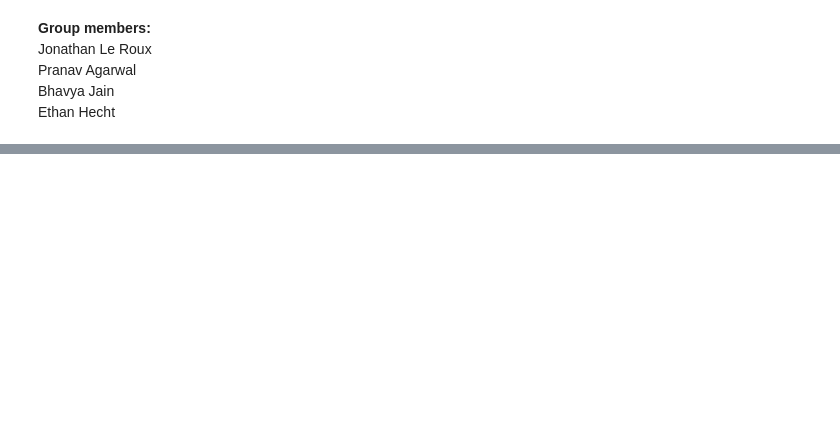
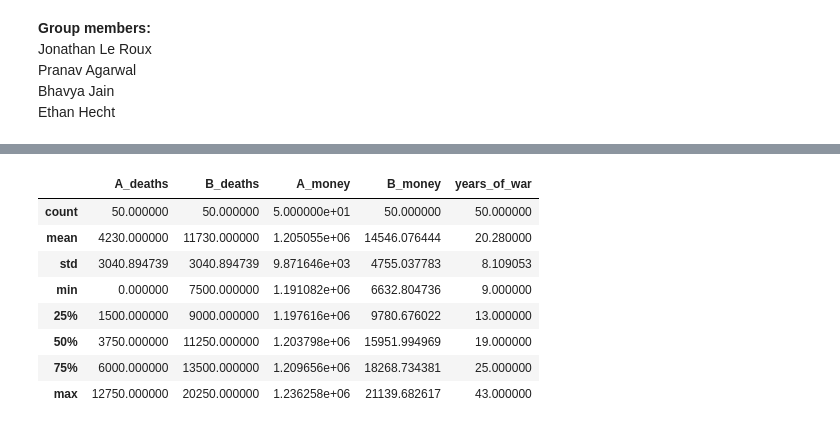
Before and after one commit to BlurSure/cmse202-project-group3, a Jupyter notebook: War modelling.ipynb, the cells around one changed output, grey strips where cells are left out. Cells and saved outputs as stored; diff of their text form; code cells hidden in the pictures; blank space fills up the shorter version.

```diff
--- a/War modelling.ipynb
+++ b/War modelling.ipynb
@@ -190,0 +663,14 @@ print(China.to_string())
+# %%
+df = run_sims_constant_soldiers(50,1000000,200000)
+df = df[df["years_of_war"]!=800]
+df.describe()
+# %% [output]
+|  | A_deaths | B_deaths | A_money | B_money | years_of_war |
+| count | 50.000000 | 50.000000 | 5.000000e+01 | 50.000000 | 50.000000 |
+| mean | 4230.000000 | 11730.000000 | 1.205055e+06 | 14546.076444 | 20.280000 |
+| std | 3040.894739 | 3040.894739 | 9.871646e+03 | 4755.037783 | 8.109053 |
+| min | 0.000000 | 7500.000000 | 1.191082e+06 | 6632.804736 | 9.000000 |
+| 25% | 1500.000000 | 9000.000000 | 1.197616e+06 | 9780.676022 | 13.000000 |
+| 50% | 3750.000000 | 11250.000000 | 1.203798e+06 | 15951.994969 | 19.000000 |
+| 75% | 6000.000000 | 13500.000000 | 1.209656e+06 | 18268.734381 | 25.000000 |
+| max | 12750.000000 | 20250.000000 | 1.236258e+06 | 21139.682617 | 43.000000 |
```
Also changed, not shown: parts of 27 cells of this notebook.
